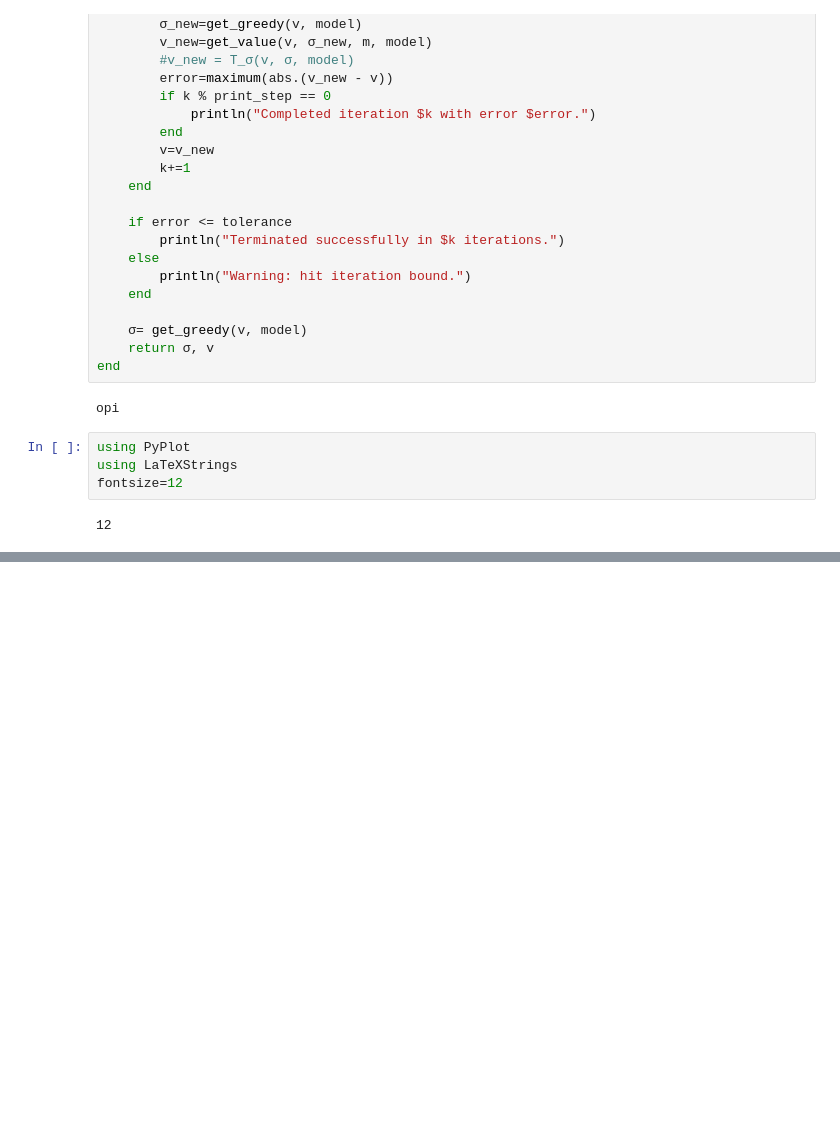
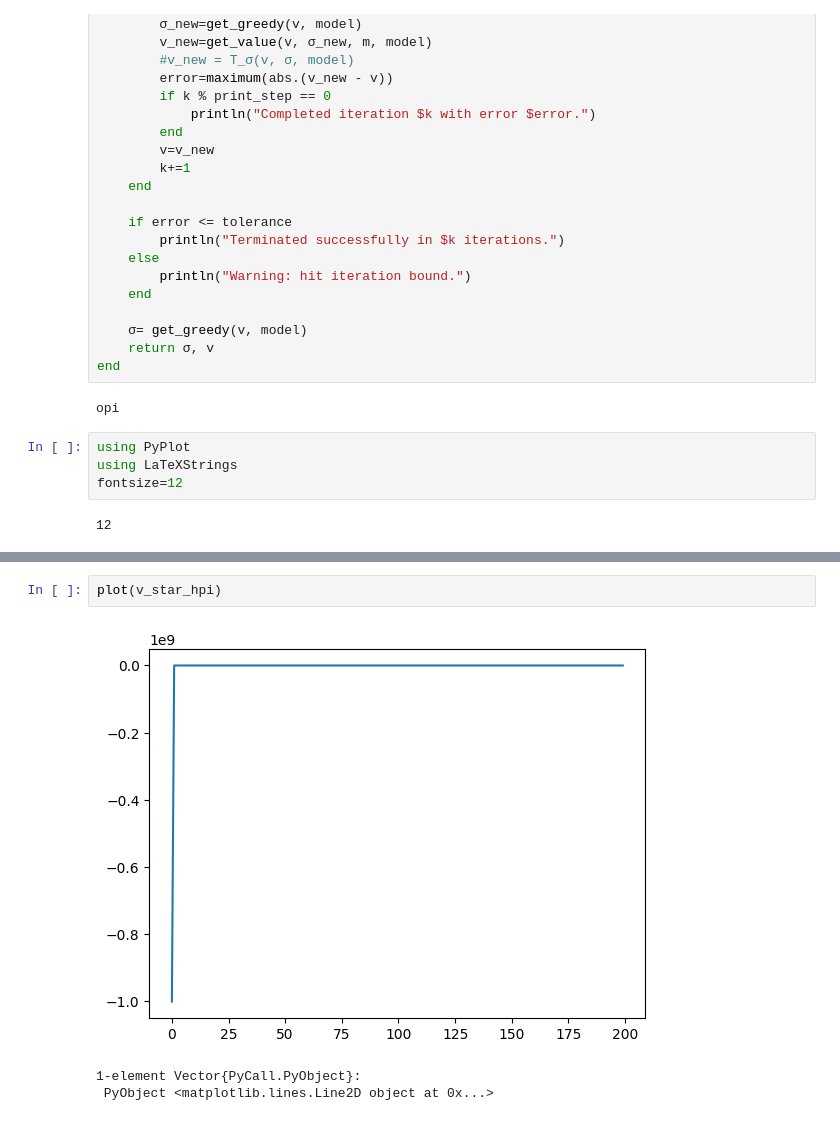
Before and after one commit to sgcbayli024/Assignments, a Jupyter notebook: Conor_Bayliss_assignment_1.ipynb, the cells around one changed output, grey strips where cells are left out. Drawn from its saved outputs; the diff is of its cells as text; blank space fills up the shorter version.

```diff
--- a/Conor_Bayliss_assignment_1.ipynb
+++ b/Conor_Bayliss_assignment_1.ipynb
@@ -247,0 +314,6 @@ plot(σ_star, v_star)
+# %%
+plot(v_star_hpi)
+# %% [output]
+[figure, added]
+1-element Vector{PyCall.PyObject}:
+ PyObject <matplotlib.lines.Line2D object at 0x...>
```
Also changed, not shown: parts of 13 cells of this notebook.
